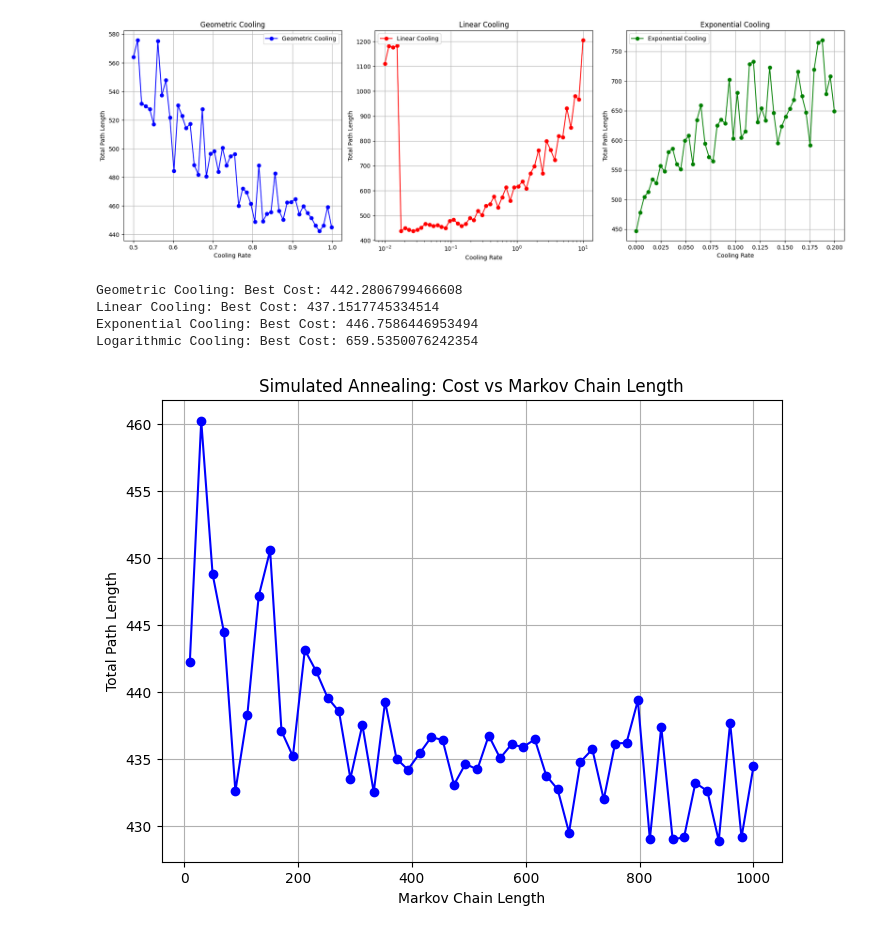
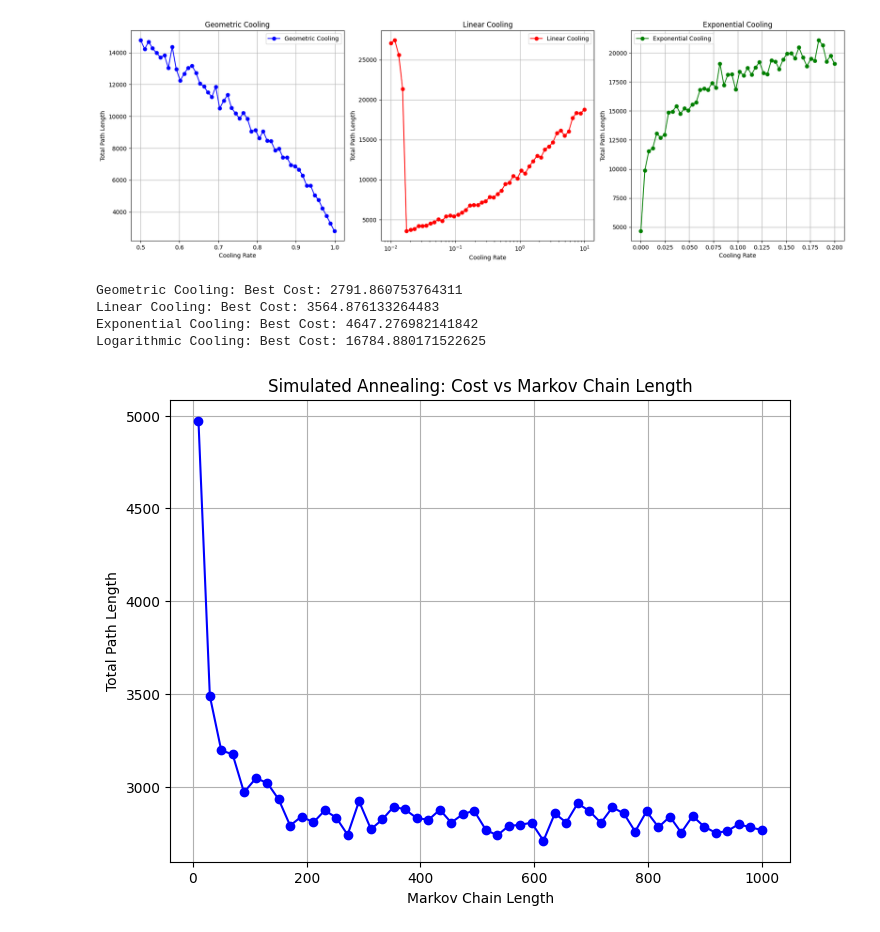
Before and after one commit to yoadvp-bit/Stochastic-simulations, a Jupyter notebook: assignment3.ipynb, the cells around one changed output. Cells and saved outputs as stored; diff of their text form; code cells hidden in the pictures.

```diff
--- a/assignment3.ipynb
+++ b/assignment3.ipynb
@@ -19,7 +19,7 @@ def read_tsp_file(file_path):
 
     return coords
 
-coord = read_tsp_file("eil51.tsp.txt")
+coord = read_tsp_file("a280.tsp.txt")
 # %%
 # Calculate pairwise distances
 def calculate_distance_matrix(coords):
@@ -89,7 +88,6 @@ def exponential_cooling(temp, cooling_rate, iteration):
     return temp * np.exp(-cooling_rate * iteration)
 # %%
 # Simulated Annealing
-
 def simulated_annealing(distance_matrix, initial_temp, cooling_strategy, markov_length, max_iter=500, cooling_factor=None):
     n = len(distance_matrix)
     current_solution = list(range(n))
@@ -121,9 +119,9 @@ def simulated_annealing(distance_matrix, initial_temp, cooling_strategy, markov_
         elif cooling_strategy == "linear_cooling_strategy":
             new_temperature = linear_cooling(temperature, cooling_factor)
         elif cooling_strategy == "logarithmic_cooling_strategy":
-            new_temperature = logarithmic_cooling(temperature, iteration)
+            new_temperature = logarithmic_cooling(initial_temp, iteration)
         elif cooling_strategy == "exponential_cooling_strategy":
-            new_temperature = exponential_cooling(temperature, cooling_factor, iteration)
+            new_temperature = exponential_cooling(initial_temp, cooling_factor, iteration)
 
         temperature = new_temperature
         iteration += 1
@@ -136,7 +134,7 @@ def simulated_annealing(distance_matrix, initial_temp, cooling_strategy, markov_
 initial_temp = 1000
 cooling_rate = 0.995
 markov_length = 100
-max_iter = 1000
+max_iter = 100000
 
 # Run the algorithm
 best_solution, best_cost = simulated_annealing(dist_matrix, initial_temp, "geometric_cooling_strategy" , markov_length, max_iter, cooling_rate)
@@ -184,15 +181,15 @@ plot_tsp_path(coord, best_solution)
 # %%
 # Parameters
-initial_temp = np.linspace(100, 10000, 100)
+initial_temp = np.linspace(100, 1000, 100)
 cost_temp = []
 sol_temp = []
-cooling_rate = 0.995
-markov_length = 100
-max_iter = 1000
+cooling_rate = 0.999
+markov_length = 605
+max_iter = 10000
 
 
 for temp in initial_temp:
-    best_solution, best_cost = simulated_annealing(dist_matrix, temp,geometric_cooling, markov_length, max_iter, cooling_rate)
+    best_solution, best_cost = simulated_annealing(dist_matrix, temp, "geometric_cooling_strategy", markov_length, max_iter, cooling_rate)
     sol_temp.append(best_solution)
     cost_temp.append(best_cost)
 
@@ -243,44 +240,50 @@ for rate in rates_exp:
 
 best_solution, cost_log = simulated_annealing(dist_matrix, initial_temp, "logarithmic_cooling_strategy", markov_length, max_iter)
 
+plt.rcParams['font.size'] = 14
+plt.rcParams['axes.titleweight'] = 'bold'
+plt.rcParams['axes.labelsize'] = 14
+plt.rcParams['xtick.labelsize'] = 12
+plt.rcParams['ytick.labelsize'] = 12
+
 fig, axes = plt.subplots(1, 3, figsize=(18, 6))
 # Geometric Cooling
 axes[0].plot(rates_geo, cost_geo, marker='o', color='blue', label='Geometric Cooling')
 axes[0].set_title("Geometric Cooling")
 axes[0].set_xlabel("Cooling Rate")
 axes[0].set_ylabel("Total Path Length")
 axes[0].legend()
 axes[0].grid(True)
 
 # Linear Cooling
 axes[1].semilogx(rates_linear, cost_linear, marker='o', color='red', label='Linear Cooling')
 axes[1].set_title("Linear Cooling")
 axes[1].set_xlabel("Cooling Rate")
 axes[1].set_ylabel("Total Path Length")
 axes[1].legend()
 axes[1].grid(True)
 
 # Exponential Cooling
 axes[2].plot(rates_exp, cost_exp, marker='o', color='green', label='Exponential Cooling')
 axes[2].set_title("Exponential Cooling")
 axes[2].set_xlabel("Cooling Rate")
 axes[2].set_ylabel("Total Path Length")
 axes[2].legend()
 axes[2].grid(True)
 
 plt.tight_layout()
 plt.show()
 
 print("Geometric Cooling: Best Cost:", min(cost_geo))
 print("Linear Cooling: Best Cost:", min(cost_linear))
 print("Exponential Cooling: Best Cost:", min(cost_exp))
 print("Logarithmic Cooling: Best Cost:", cost_log)
 # %% [output]
-[figure, old version]
+[figure, new version]
-Geometric Cooling: Best Cost: 442.2806799466608
-Linear Cooling: Best Cost: 437.1517745334514
-Exponential Cooling: Best Cost: 446.7586446953494
-Logarithmic Cooling: Best Cost: 659.5350076242354
+Geometric Cooling: Best Cost: 2791.860753764311
+Linear Cooling: Best Cost: 3564.876133264483
+Exponential Cooling: Best Cost: 4647.276982141842
+Logarithmic Cooling: Best Cost: 16784.880171522625
 # %%
 # Parameters
 markov_lengths = np.linspace(10, 1000, 50, dtype=int)
@@ -304,4 +307,4 @@ plt.ylabel("Total Path Length")
 plt.grid(True)
 plt.show()
 # %% [output]
-[figure, old version]
+[figure, new version]
```
Also changed, not shown: parts of 8 cells of this notebook.
